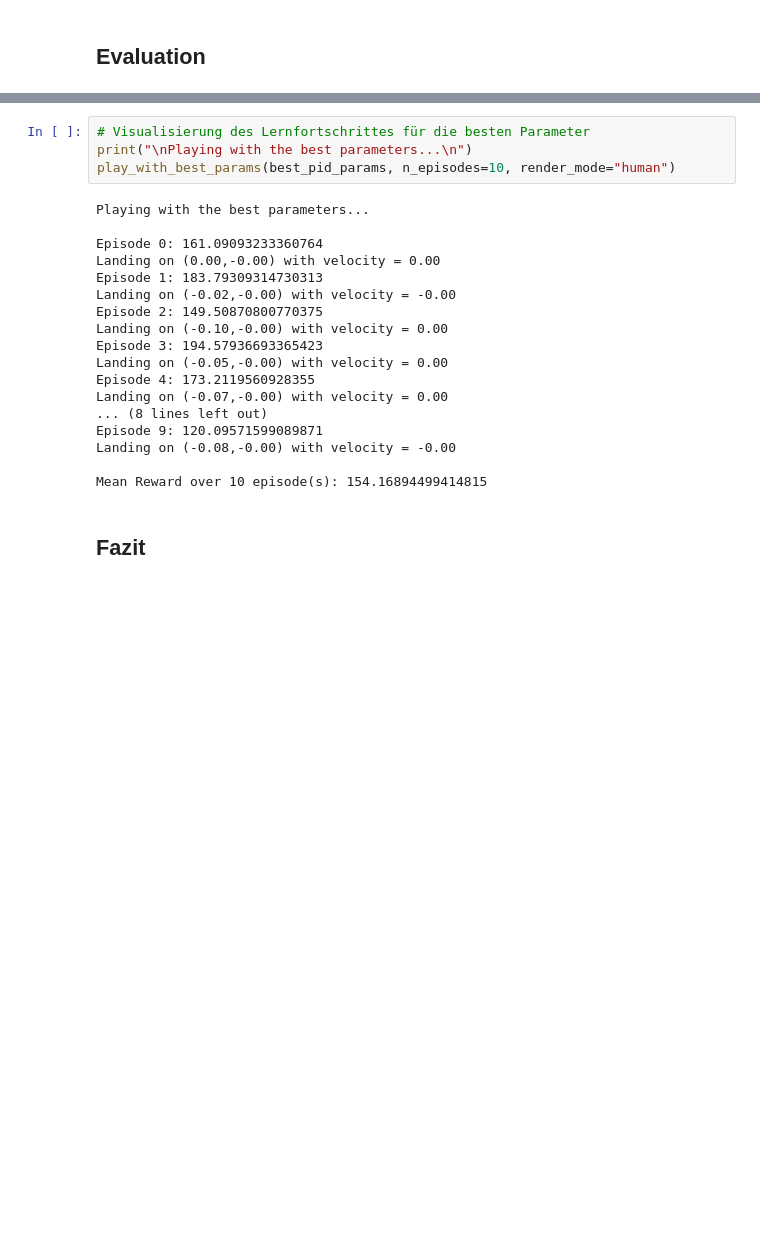
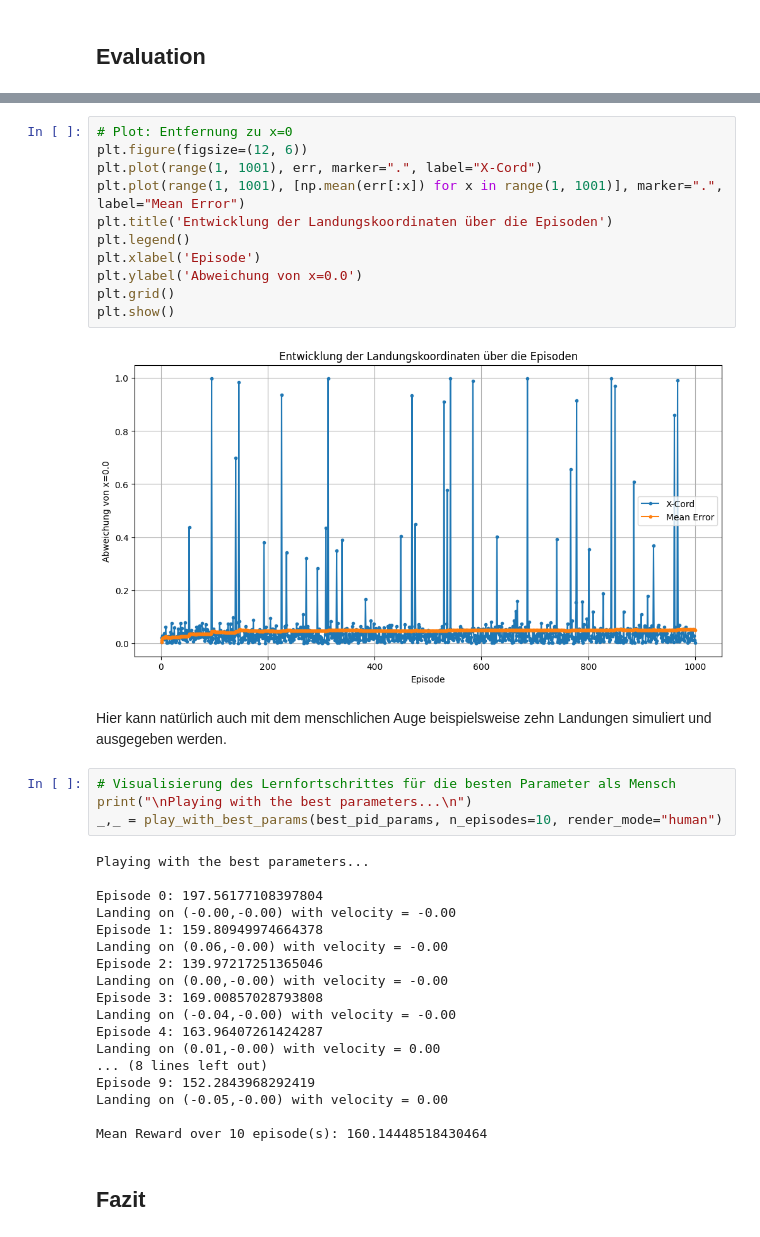
Before and after one commit to Greifenhard/LunarLander-Automatisation, a Jupyter notebook: GA_PID_LUNAR_LANDER.ipynb, the cells around one changed output, grey strips where cells are left out. Saved outputs shown, nothing was run; the diff lists cells and outputs as text; blank space fills up the shorter version.

```diff
--- a/GA_PID_LUNAR_LANDER.ipynb
+++ b/GA_PID_LUNAR_LANDER.ipynb
@@ -429,25 +432,40 @@ plt.show()
+# %%
+# Plot: Entfernung zu x=0
+plt.figure(figsize=(12, 6))
+plt.plot(range(1, 1001), err, marker=".", label="X-Cord")
+plt.plot(range(1, 1001), [np.mean(err[:x]) for x in range(1, 1001)], marker=".", label="Mean Error")
+plt.title('Entwicklung der Landungskoordinaten über die Episoden')
+plt.legend()
+plt.xlabel('Episode')
+plt.ylabel('Abweichung von x=0.0')
+plt.grid()
+plt.show()
+# %% [output]
+[figure, added]
+# %% [markdown]
+Hier kann natürlich auch mit dem menschlichen Auge beispielsweise zehn Landungen simuliert und ausgegeben werden.
 # %%
-# Visualisierung des Lernfortschrittes für die besten Parameter
+# Visualisierung des Lernfortschrittes für die besten Parameter als Mensch
 print("\nPlaying with the best parameters...\n")
-play_with_best_params(best_pid_params, n_episodes=10, render_mode="human")
+_,_ = play_with_best_params(best_pid_params, n_episodes=10, render_mode="human")
 # %% [output]
 Playing with the best parameters...
 
-Episode 0: 161.09093233360764
-Landing on (0.00,-0.00) with velocity = 0.00
-Episode 1: 183.79309314730313
-Landing on (-0.02,-0.00) with velocity = -0.00
-Episode 2: 149.50870800770375
-Landing on (-0.10,-0.00) with velocity = 0.00
-Episode 3: 194.57936693365423
+Episode 0: 197.56177108397804
+Landing on (-0.00,-0.00) with velocity = -0.00
+Episode 1: 159.80949974664378
+Landing on (0.06,-0.00) with velocity = -0.00
+Episode 2: 139.97217251365046
+Landing on (0.00,-0.00) with velocity = -0.00
+Episode 3: 169.00857028793808
+Landing on (-0.04,-0.00) with velocity = -0.00
+Episode 4: 163.96407261424287
+Landing on (0.01,-0.00) with velocity = 0.00
+... (8 lines left out)
+Episode 9: 152.2843968292419
 Landing on (-0.05,-0.00) with velocity = 0.00
-Episode 4: 173.2119560928355
-Landing on (-0.07,-0.00) with velocity = 0.00
-... (8 lines left out)
-Episode 9: 120.09571599089871
-Landing on (-0.08,-0.00) with velocity = -0.00
 
-Mean Reward over 10 episode(s): 154.16894499414815
+Mean Reward over 10 episode(s): 160.14448518430464
 # %% [markdown]
 ## Fazit
 # %% [markdown]
```
Also changed, not shown: parts of 8 cells of this notebook, 1 other file.
